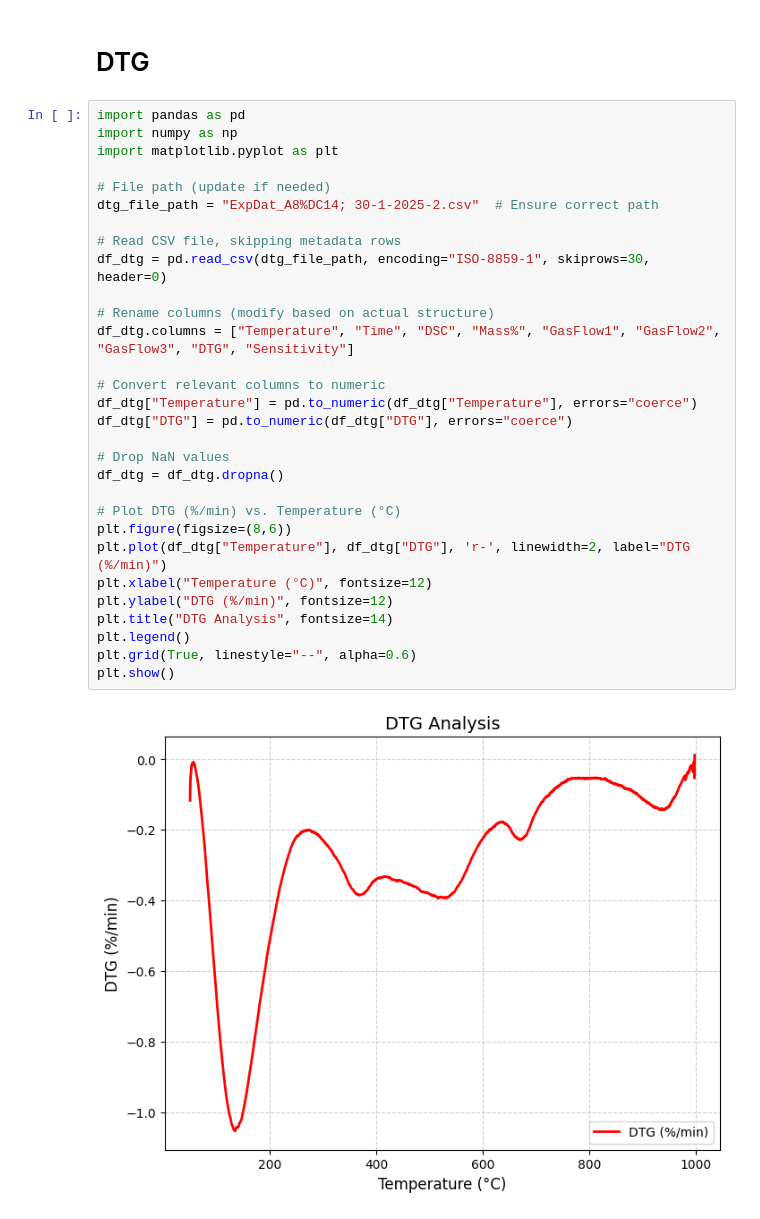
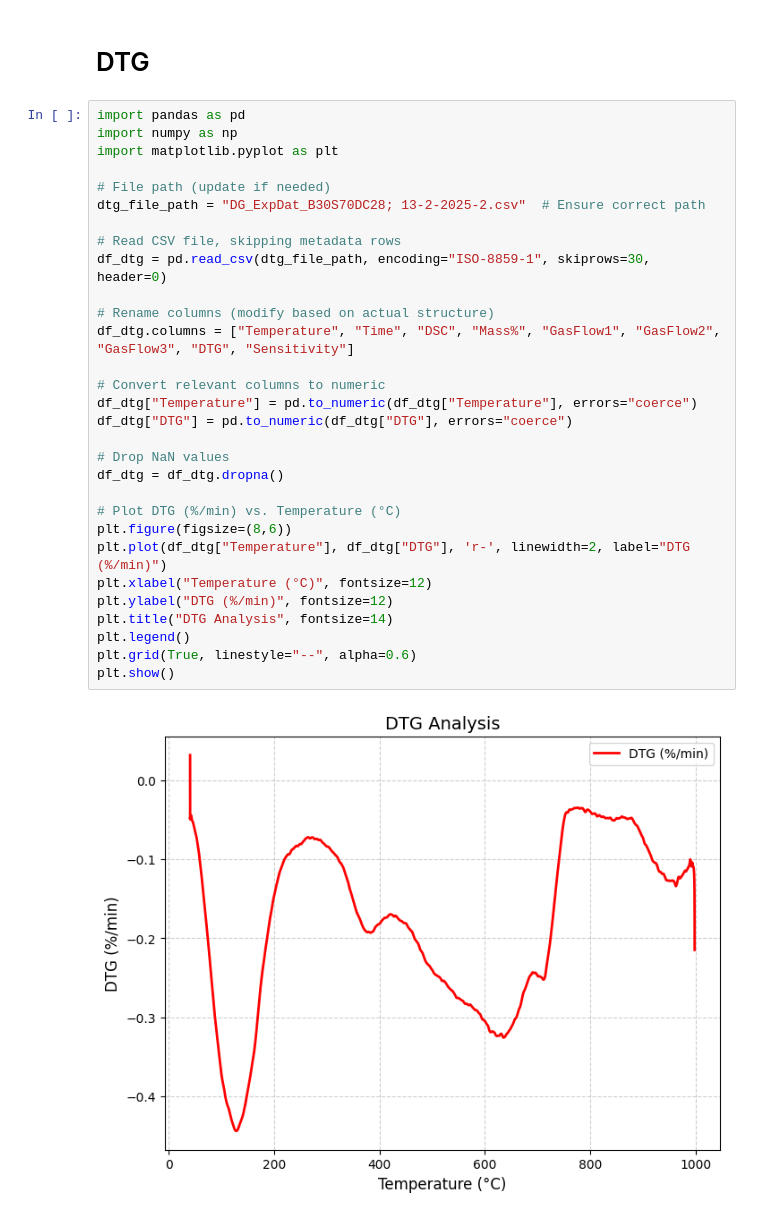
Before and after one commit to ahmedfarhatx22/TradingBro, a Jupyter notebook: book/some_content/TGA.ipynb, the cells around one changed output. Saved outputs shown, nothing was run; the diff lists cells and outputs as text.

```diff
--- a/book/some_content/TGA.ipynb
+++ b/book/some_content/TGA.ipynb
@@ -93,32 +95,32 @@ plt.show()
 # %%
 import pandas as pd
 import numpy as np
 import matplotlib.pyplot as plt
 
 # File path (update if needed)
-dtg_file_path = "ExpDat_A8%DC14; 30-1-2025-2.csv"  # Ensure correct path
+dtg_file_path = "DG_ExpDat_B30S70DC28; 13-2-2025-2.csv"  # Ensure correct path
 
 # Read CSV file, skipping metadata rows
 df_dtg = pd.read_csv(dtg_file_path, encoding="ISO-8859-1", skiprows=30, header=0)
 
 # Rename columns (modify based on actual structure)
 df_dtg.columns = ["Temperature", "Time", "DSC", "Mass%", "GasFlow1", "GasFlow2", "GasFlow3", "DTG", "Sensitivity"]
 
 # Convert relevant columns to numeric
 df_dtg["Temperature"] = pd.to_numeric(df_dtg["Temperature"], errors="coerce")
 df_dtg["DTG"] = pd.to_numeric(df_dtg["DTG"], errors="coerce")
 
 # Drop NaN values
 df_dtg = df_dtg.dropna()
 
 # Plot DTG (%/min) vs. Temperature (°C)
 plt.figure(figsize=(8,6))
 plt.plot(df_dtg["Temperature"], df_dtg["DTG"], 'r-', linewidth=2, label="DTG (%/min)")
 plt.xlabel("Temperature (°C)", fontsize=12)
 plt.ylabel("DTG (%/min)", fontsize=12)
 plt.title("DTG Analysis", fontsize=14)
 plt.legend()
 plt.grid(True, linestyle="--", alpha=0.6)
 plt.show()
 # %% [output]
-[figure, old version]
+[figure, new version]
```
Also changed, not shown: parts of 21 cells of this notebook, 48 other files.
